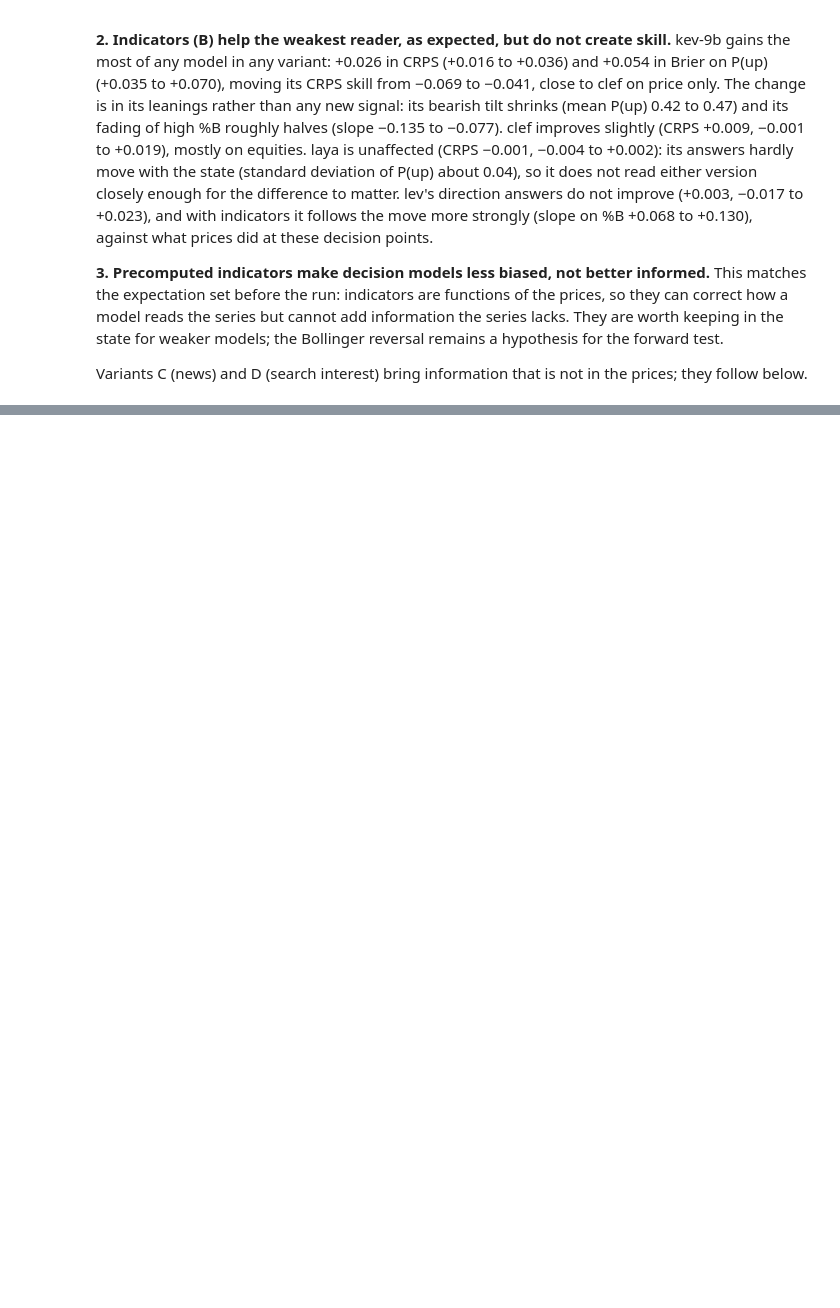
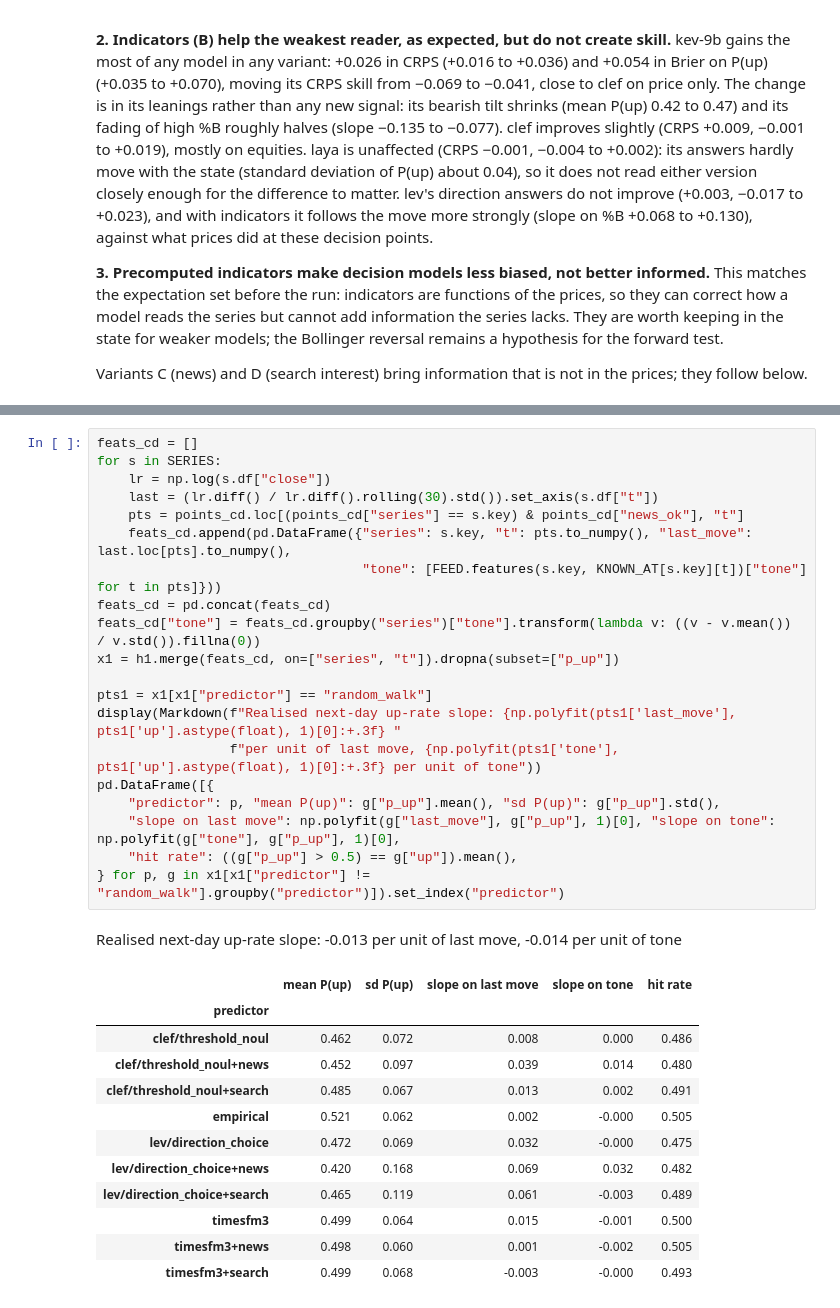
Before and after one commit to vale-dinap/signalbench, a Jupyter notebook: notebooks/03_enrichment.ipynb, the cells around one changed output, grey strips where cells are left out. Cells and saved outputs as stored; diff of their text form; blank space fills up the shorter version.

```diff
--- a/notebooks/03_enrichment.ipynb
+++ b/notebooks/03_enrichment.ipynb
@@ -484,0 +759,34 @@ Variants C (news) and D (search interest) bring information that is not in the p
+# %%
+feats_cd = []
+for s in SERIES:
+    lr = np.log(s.df["close"])
+    last = (lr.diff() / lr.diff().rolling(30).std()).set_axis(s.df["t"])
+    pts = points_cd.loc[(points_cd["series"] == s.key) & points_cd["news_ok"], "t"]
+    feats_cd.append(pd.DataFrame({"series": s.key, "t": pts.to_numpy(), "last_move": last.loc[pts].to_numpy(),
+                                  "tone": [FEED.features(s.key, KNOWN_AT[s.key][t])["tone"] for t in pts]}))
+feats_cd = pd.concat(feats_cd)
+feats_cd["tone"] = feats_cd.groupby("series")["tone"].transform(lambda v: ((v - v.mean()) / v.std()).fillna(0))
+x1 = h1.merge(feats_cd, on=["series", "t"]).dropna(subset=["p_up"])
+
+pts1 = x1[x1["predictor"] == "random_walk"]
+display(Markdown(f"Realised next-day up-rate slope: {np.polyfit(pts1['last_move'], pts1['up'].astype(float), 1)[0]:+.3f} "
+                 f"per unit of last move, {np.polyfit(pts1['tone'], pts1['up'].astype(float), 1)[0]:+.3f} per unit of tone"))
+pd.DataFrame([{
+    "predictor": p, "mean P(up)": g["p_up"].mean(), "sd P(up)": g["p_up"].std(),
+    "slope on last move": np.polyfit(g["last_move"], g["p_up"], 1)[0], "slope on tone": np.polyfit(g["tone"], g["p_up"], 1)[0],
+    "hit rate": ((g["p_up"] > 0.5) == g["up"]).mean(),
+} for p, g in x1[x1["predictor"] != "random_walk"].groupby("predictor")]).set_index("predictor")
+# %% [output]
+Realised next-day up-rate slope: -0.013 per unit of last move, -0.014 per unit of tone
+|  | mean P(up) | sd P(up) | slope on last move | slope on tone | hit rate |
+| predictor |  |  |  |  |  |
+| clef/threshold_noul | 0.462 | 0.072 | 0.008 | 0.000 | 0.486 |
+| clef/threshold_noul+news | 0.452 | 0.097 | 0.039 | 0.014 | 0.480 |
+| clef/threshold_noul+search | 0.485 | 0.067 | 0.013 | 0.002 | 0.491 |
+| empirical | 0.521 | 0.062 | 0.002 | -0.000 | 0.505 |
+| lev/direction_choice | 0.472 | 0.069 | 0.032 | -0.000 | 0.475 |
+| lev/direction_choice+news | 0.420 | 0.168 | 0.069 | 0.032 | 0.482 |
+| lev/direction_choice+search | 0.465 | 0.119 | 0.061 | -0.003 | 0.489 |
+| timesfm3 | 0.499 | 0.064 | 0.015 | -0.001 | 0.500 |
+| timesfm3+news | 0.498 | 0.060 | 0.001 | -0.002 | 0.505 |
+| timesfm3+search | 0.499 | 0.068 | -0.003 | -0.000 | 0.493 |
```
Also changed, not shown: parts of 17 cells of this notebook, 20 other files.
